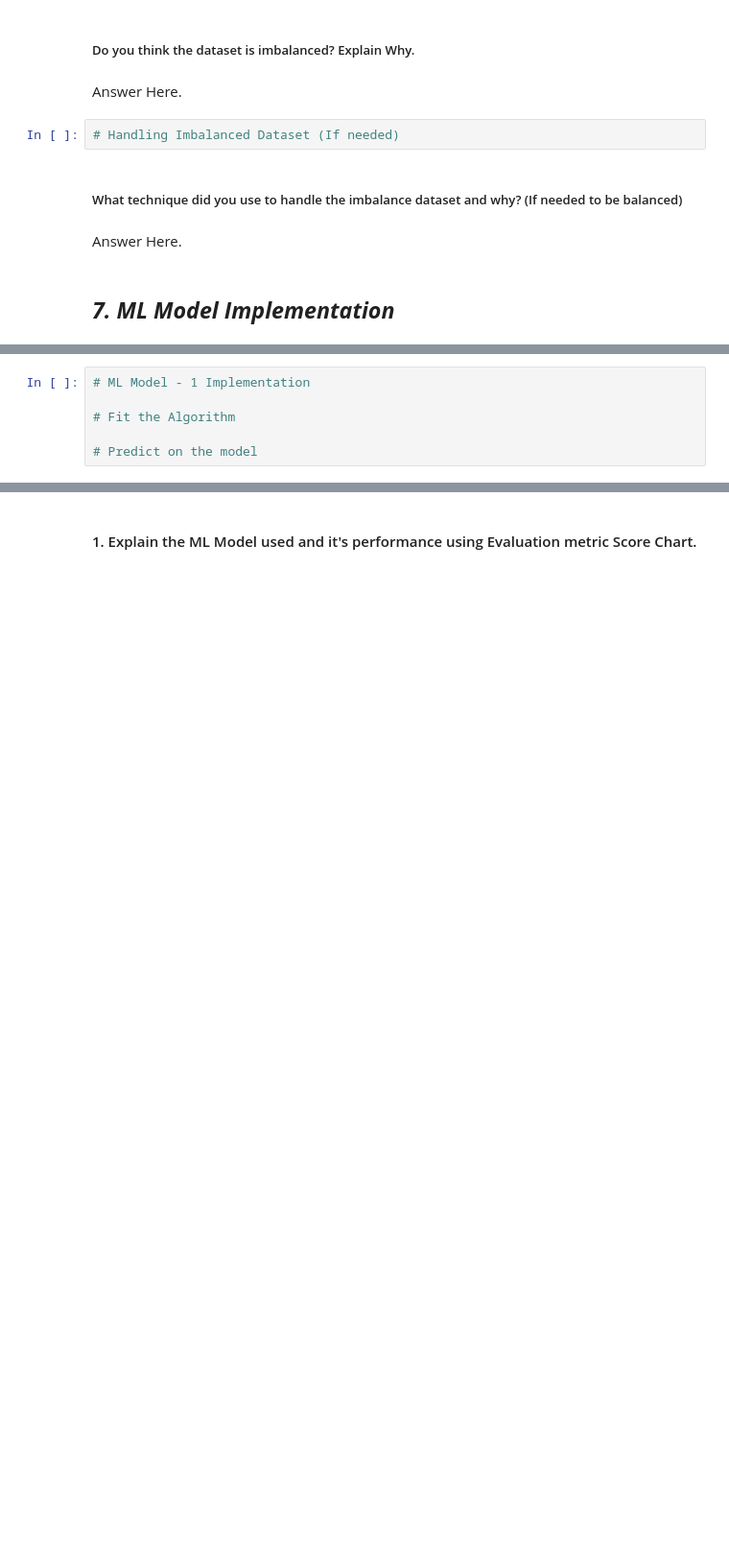
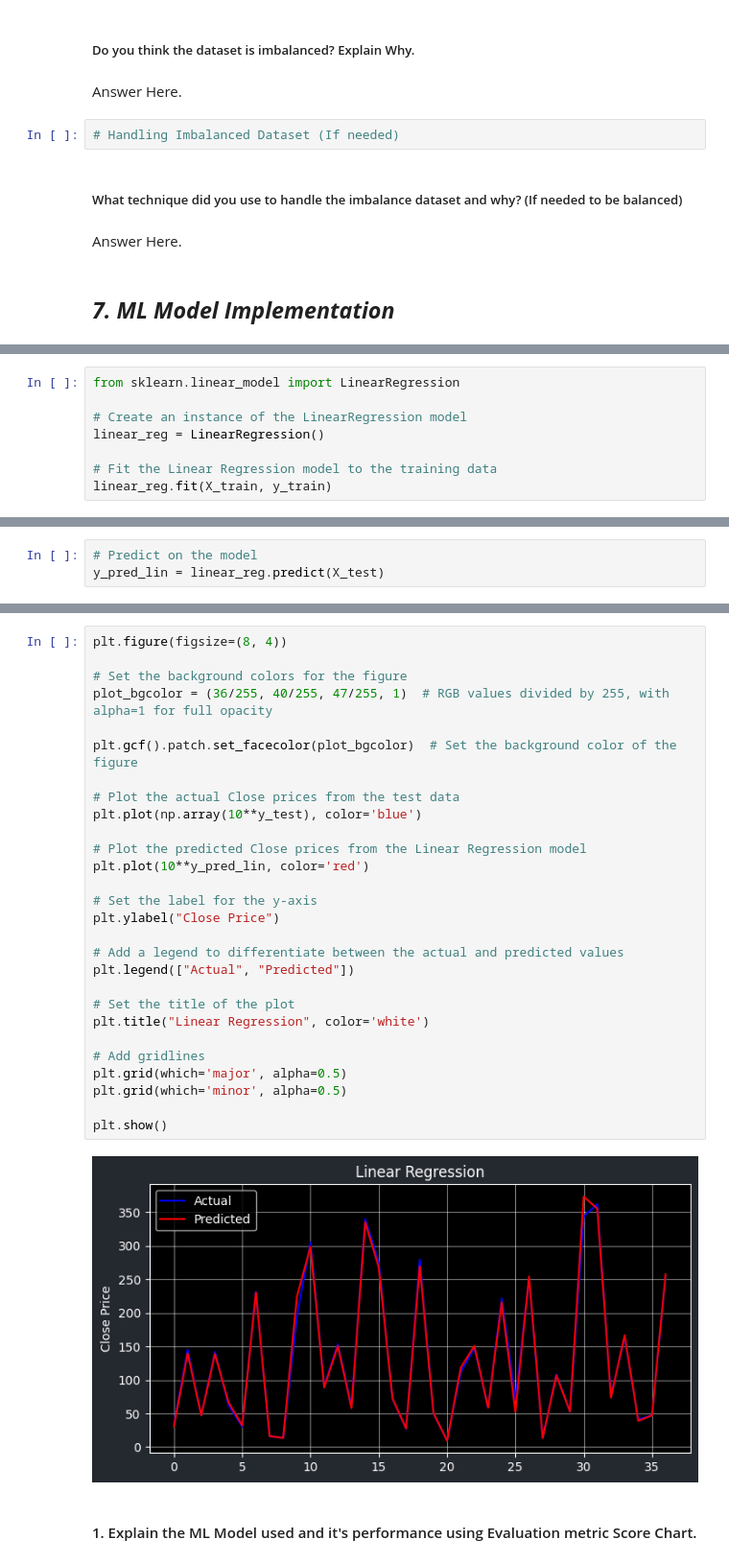
Before and after one commit to RobinBose774/Capstone_Project_Supervised_ML_Regression-Yes_Bank_Stock_Closing_Price_Prediction, a Jupyter notebook: Capstone_Project_Supervised_ML_Regression_Yes_Bank_Stock_Closing_Price_Predictionipynb.ipynb, the cells around one changed output, grey strips where cells are left out. Shown at 96% size. Cells and saved outputs as stored; diff of their text form; blank space fills up the shorter version.

```diff
--- a/Capstone_Project_Supervised_ML_Regression_Yes_Bank_Stock_Closing_Price_Predictionipynb.ipynb
+++ b/Capstone_Project_Supervised_ML_Regression_Yes_Bank_Stock_Closing_Price_Predictionipynb.ipynb
@@ -1097,0 +1245,8 @@ Answer Here.
+# %%
+from sklearn.linear_model import LinearRegression
+
+# Create an instance of the LinearRegression model
+linear_reg = LinearRegression()
+
+# Fit the Linear Regression model to the training data
+linear_reg.fit(X_train, y_train)
@@ -1098,6 +1255,3 @@ Answer Here.
 # %%
-# ML Model - 1 Implementation
-
-# Fit the Algorithm
-
 # Predict on the model
+y_pred_lin = linear_reg.predict(X_test)
@@ -1104,2 +1265,32 @@ Answer Here.
+# %%
+plt.figure(figsize=(8, 4))
+
+# Set the background colors for the figure
+plot_bgcolor = (36/255, 40/255, 47/255, 1)  # RGB values divided by 255, with alpha=1 for full opacity
+
+plt.gcf().patch.set_facecolor(plot_bgcolor)  # Set the background color of the figure
+
+# Plot the actual Close prices from the test data
+plt.plot(np.array(10**y_test), color='blue')
+
+# Plot the predicted Close prices from the Linear Regression model
+plt.plot(10**y_pred_lin, color='red')
+
+# Set the label for the y-axis
+plt.ylabel("Close Price")
+
+# Add a legend to differentiate between the actual and predicted values
+plt.legend(["Actual", "Predicted"])
+
+# Set the title of the plot
+plt.title("Linear Regression", color='white')
+
+# Add gridlines
+plt.grid(which='major', alpha=0.5)
+plt.grid(which='minor', alpha=0.5)
+
+plt.show()
+# %% [output]
+[figure, added]
 # %% [markdown]
 #### 1. Explain the ML Model used and it's performance using Evaluation metric Score Chart.
```
Also changed, not shown: parts of 44 cells of this notebook.
